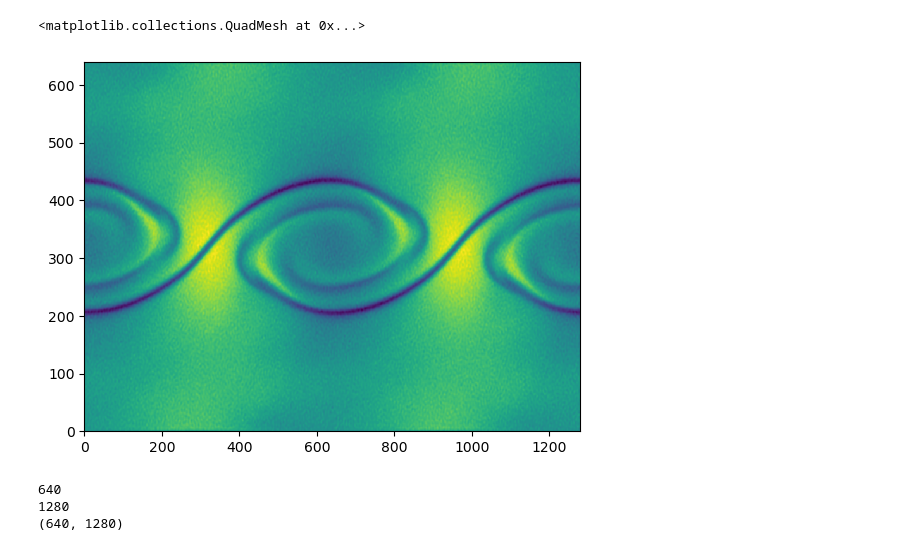
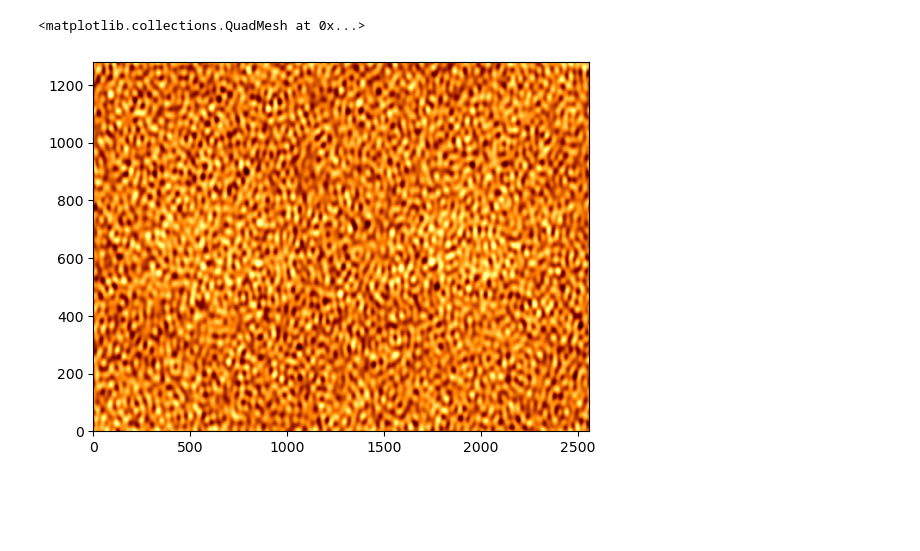
Before and after one commit to jgoodwill1/TurbPy, a Jupyter notebook: Analysis/Jupyter/hdf5_filter.ipynb, the cells around one changed output. Cells and saved outputs as stored; diff of their text form; code cells hidden in the pictures; blank space fills up the shorter version.

```diff
--- a/Analysis/Jupyter/hdf5_filter.ipynb
+++ b/Analysis/Jupyter/hdf5_filter.ipynb
@@ -10,7 +10,8 @@ from TurbPy.imports import *
 # deck = 'KH_new/'
 # deck = 'turb2/'
 # deck = 'turb_vth0.01/'
-deck = 'KH_400ppc_200wci2/'
+# deck = 'KH_400ppc_200wci2/'
+deck = 'KH_200ppc_200wci/'
 
 dirs = '/pscratch/sd/g/goodwill/' + deck
 
@@ -53,0 +51,8 @@ print(lx)
+# %%
+dse = tb.load_hydro(dirs, t, species = 'electron')
+dsi = tb.load_hydro(dirs, t, species = 'ion')
+
+dse = tb.load_hydro(dirs, t, species = 'electron')
+dsi = tb.load_hydro(dirs, t, species = 'ion')
+# %%
+j = np.sqrt((dse['jz'] + dsi['jz'])**2)
@@ -54,14 +64,6 @@ print(lx)
 # %%
-kx, ky, fbx, bx = kfilter(ds['cbz'], 5, lx = lx, ly = ly)
-plt.pcolormesh(bx)
+jz = tb.kfilter(j, kf = 2, lx = lx, ly = ly)
+plt.pcolormesh(jz, cmap = 'afmhot')
 # %% [output]
 <matplotlib.collections.QuadMesh at 0x...>
-[figure, old version]
+[figure, new version]
-# %%
-print(len(kx))
-print(len(ky))
-print(fbx.shape)
-# %% [output]
-640
-1280
-(640, 1280)
```
Also changed, not shown: parts of 17 cells of this notebook, 12 other files.
